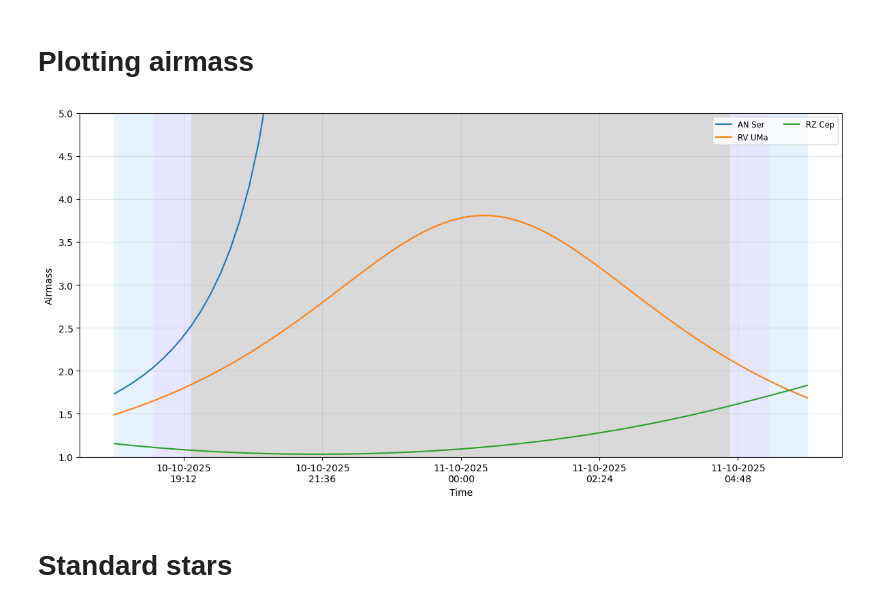
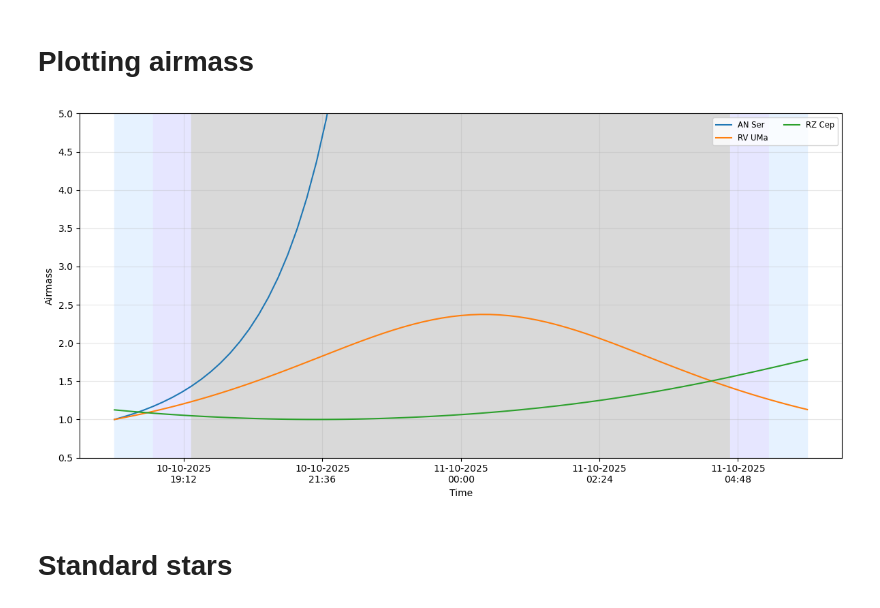
Before and after one commit to Jake-Land/MPhys_Project-Variable_Stars, a Jupyter notebook: targets_v2.ipynb, the cells around one changed output. Cells and saved outputs as stored; diff of their text form; code cells hidden in the pictures.

Commit message:
Proper airmass calcultion, dif models selection

```diff
--- a/targets_v2.ipynb
+++ b/targets_v2.ipynb
@@ -27,6 +27,11 @@ end_date   = "2025-10-31T06:00:00"
 
 #The Varible stars from Monson paper
 Monson_RRL =["SW And", "XX And", "WY Ant", "X Ari", "ST Boo", "UY Boo", "RR Cet", "W Crt", "UY Cyg", "XZ Cyg", "DX Del", "SU Dra", "SW Dra", "RX Eri", "SV Eri", "RR Gem", "TW Her", "VX Her", "SV Hya", "V Ind", "RR Leo", "TT Lyn", "RR Lyr", "RV Oct", "UV Oct", "AV Peg", "BH Peg", "BB Pup", "HK Pup", "RU Scl", "AN Ser", "V0440 Sgr", "V0675 Sgr", "AB UMa", "RV UMa", "TU UMa", "UU Vir", "AE Boo", "TV Boo", "ST CVn", "UY Cam", "YZ Cap", "RZ Cep", "RV CrB", "CS Eri", "BX Leo", "DH Peg", "RU Psc", "SV Scl", "AP Ser", "T Sex", "MT Tel", "AM Tuc", "SX UMa", "CU Com"]
+
+# Constants for air mass calcs
+rad_earth = 6371000  # Earth's radius in meters
+h0 = 7610  # Scale height of atmosphere in meters
+P0 = 101325  # Sea level atmospheric pressure in Pa
 # %% [markdown]
 # Finding targets
 # %%
@@ -193,5 +279,5 @@ main_id         ra       dec  hours_visible
 # %%
-def plot_star_path(df, names, site, start_date, end_date, dt_minutes=30.0):
+def plot_star_airmass(df, names, site, start_date, end_date, model=4, dt_minutes=10.0):
 
     """
     Calcultes the airmass of the stars between a time frame and plots them
@@ -215,11 +301,11 @@ def plot_star_path(df, names, site, start_date, end_date, dt_minutes=30.0):
     location = EarthLocation(lat=site[0]*u.deg, lon=site[1]*u.deg, height=site[2]*u.m)
     frame = AltAz(obstime=times, location=location)
 
+    plt.figure(figsize=(12,6))
+    ax = plt.gca()
+
     # Sun altitudes for shading
     sun_altitudes = get_sun(times).transform_to(frame).alt.deg
-
-    plt.figure(figsize=(12,6))
-    ax = plt.gca()
 
     # Colours depending on sunlight
     sky_shade = {"daylight": "#ffffcc", "civil": "#ffe6cc", "nautical": "#e6f2ff", "astronomical": "#e6e6ff", "night": "#d9d9d9"}
@@ -243,23 +329,18 @@ def plot_star_path(df, names, site, start_date, end_date, dt_minutes=30.0):
     dec = np.asarray(plot_stars["dec"].values, dtype=float)
     coords = SkyCoord(ra=ra * u.deg, dec=dec * u.deg)
 
-    # transform to alt/az coord system and find the airmass
-    altaz = coords[:, None].transform_to(frame)
-    airmass = altaz.secz.T    # T for transpose to make plotting easier
-
-    # Stops stars that are below the horizon as secz returns nan for these
-    airmass = np.where(altaz.alt.deg.T > 0, altaz.secz.T, np.nan)
-
-    # Plot each star's altitude track
-    for col_idx, name in enumerate(plot_stars["main_id"].values):
-        plt.plot(times.plot_date, airmass[:, col_idx], label=name)
+    for i, row in plot_stars.iterrows():
+        coord = SkyCoord(ra=row["ra"]*u.deg, dec=row["dec"]*u.deg)
+        altaz = coord.transform_to(frame)
+        airmass = calc_airmass(altaz.alt.deg, model)  # or whichever model you want
+        plt.plot(times.plot_date, airmass, label=row["main_id"])
 
     # Formatting
     plt.gca().xaxis.set_major_formatter(DateFormatter("%d-%m-%Y\n%H:%M"))
     plt.ylabel("Altitude (deg)")
     plt.xlabel("Time")
     plt.ylabel("Airmass")
-    plt.ylim(1, 5)
+    plt.ylim(0.5, 5)
     plt.legend(loc="best", fontsize="small", ncol=2)
     plt.grid(alpha=0.3)
     plt.tight_layout()
@@ -267,11 +348,13 @@ def plot_star_path(df, names, site, start_date, end_date, dt_minutes=30.0):
 # %%
 plot_stars = ["RV UMa", "RZ Cep", "AN Ser"]  # Small number of different examples
 #plot_stars = RRL['main_id'].to_list()    # Stars found through SIMBAD
 
 # Plot star paths during a window
-plot_star_path(RRL, plot_stars, BPO, start_date="2025-10-10T18:00:00", end_date="2025-10-11T06:00:00", dt_minutes=10)
+plot_star_airmass(RRL, plot_stars, BPO, start_date="2025-10-10T18:00:00", end_date="2025-10-11T06:00:00", model = 4)
+
+# Maybe change this to a airmass and altitude plot, or airmass in a seperate notebook
 # %% [output]
-[figure, old version]
+[figure, new version]
 # %% [markdown]
 # Standard stars
 # %%
```
Also changed, not shown: parts of 3 cells of this notebook.
